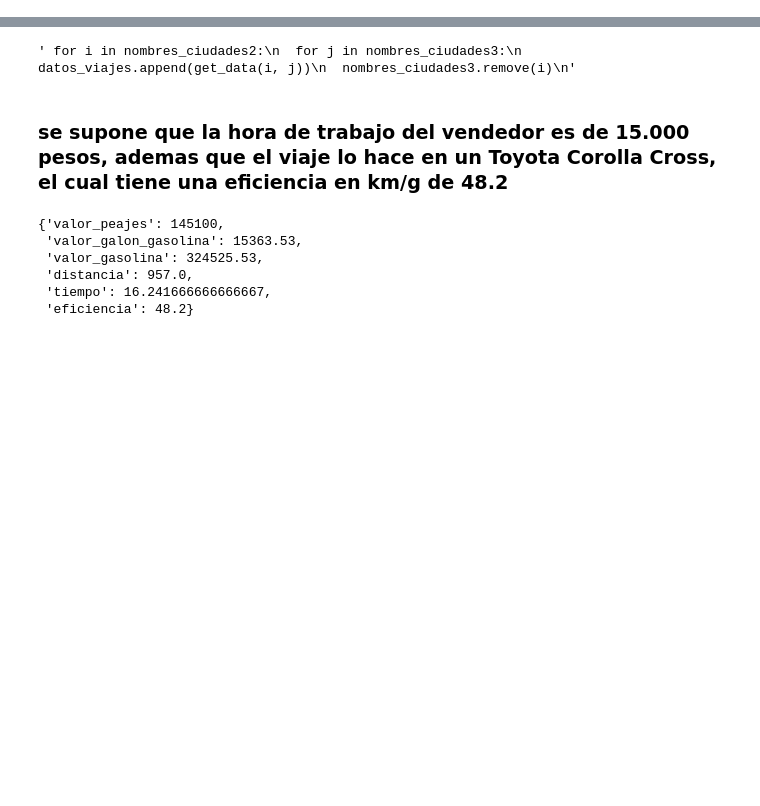
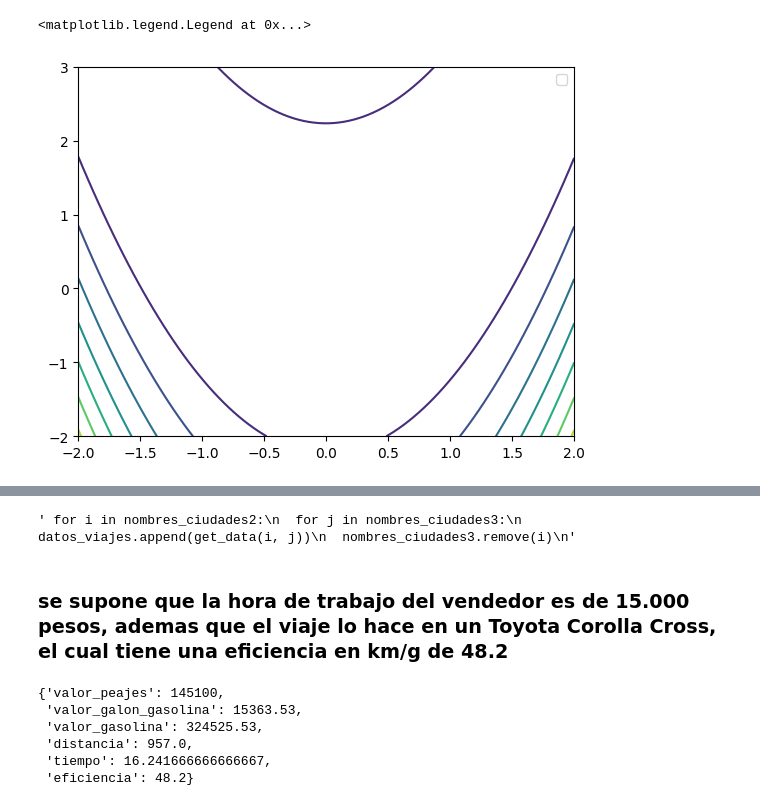
Before and after one commit to dgilrua/Trabajo-1-RNA, a Jupyter notebook: main.ipynb, the cells around one changed output, grey strips where cells are left out. Drawn from its saved outputs; the diff is of its cells as text; code cells hidden in the pictures; blank space fills up the shorter version.

```diff
--- a/main.ipynb
+++ b/main.ipynb
@@ -14,0 +197,7 @@ please provide us feedback at https://github.com/pandas-dev/pandas/issues/54466
+# %%
+# Configurar la figura y el gráfico de contorno
+fig, ax = plt.subplots()
+contour = ax.contour(X1, X2, Z)
+scatter = ax.scatter([], [])
+plt.legend()
+# %% [output]
@@ -14,0 +205,2 @@ please provide us feedback at https://github.com/pandas-dev/pandas/issues/54466
+<matplotlib.legend.Legend at 0x...>
+[figure, added]
```
Also changed, not shown: parts of 47 cells of this notebook.
